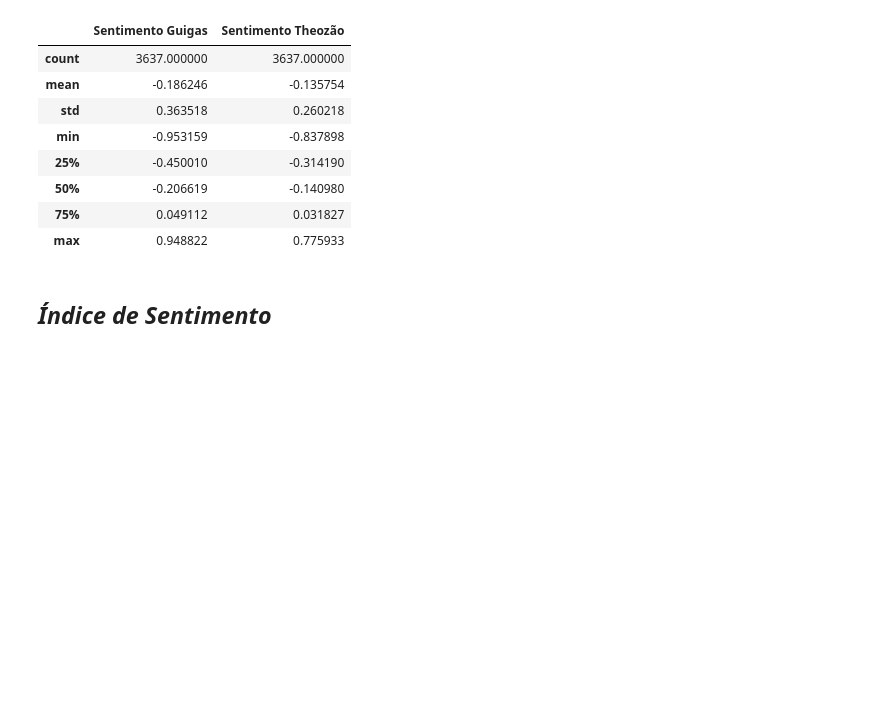
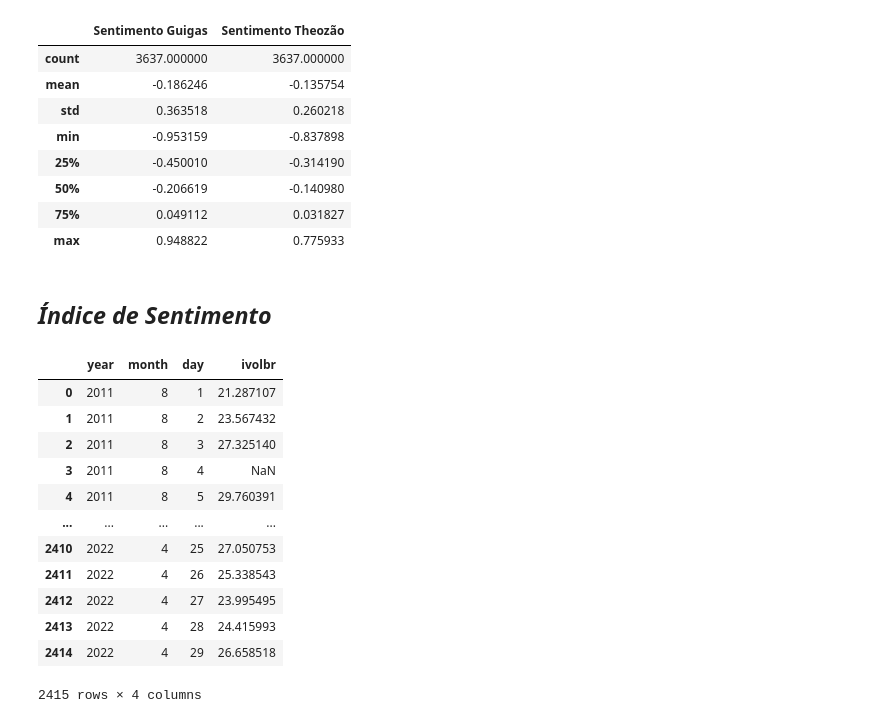
Before and after one commit to fea-dev-usp/quantamental-Dev_Wizards, a Jupyter notebook: Indice V1.ipynb, the cells around one changed output. Cells and saved outputs as stored; diff of their text form; code cells hidden in the pictures; blank space fills up the shorter version.

```diff
--- a/Indice V1.ipynb
+++ b/Indice V1.ipynb
@@ -56,3 +56,20 @@ sentimentos_df.describe()
 | max | 0.948822 | 0.775933 |
 # %% [markdown]
 ## *Índice de Sentimento*
+# %%
+vix = pd.read_excel('./quant/data/vix/IVol-BR.xls')
+vix
+# %% [output]
+|  | year | month | day | ivolbr |
+| 0 | 2011 | 8 | 1 | 21.287107 |
+| 1 | 2011 | 8 | 2 | 23.567432 |
+| 2 | 2011 | 8 | 3 | 27.325140 |
+| 3 | 2011 | 8 | 4 | NaN |
+| 4 | 2011 | 8 | 5 | 29.760391 |
+| ... | ... | ... | ... | ... |
+| 2410 | 2022 | 4 | 25 | 27.050753 |
+| 2411 | 2022 | 4 | 26 | 25.338543 |
+| 2412 | 2022 | 4 | 27 | 23.995495 |
+| 2413 | 2022 | 4 | 28 | 24.415993 |
+| 2414 | 2022 | 4 | 29 | 26.658518 |
+2415 rows × 4 columns
```
Also changed, not shown: 1 other file.
